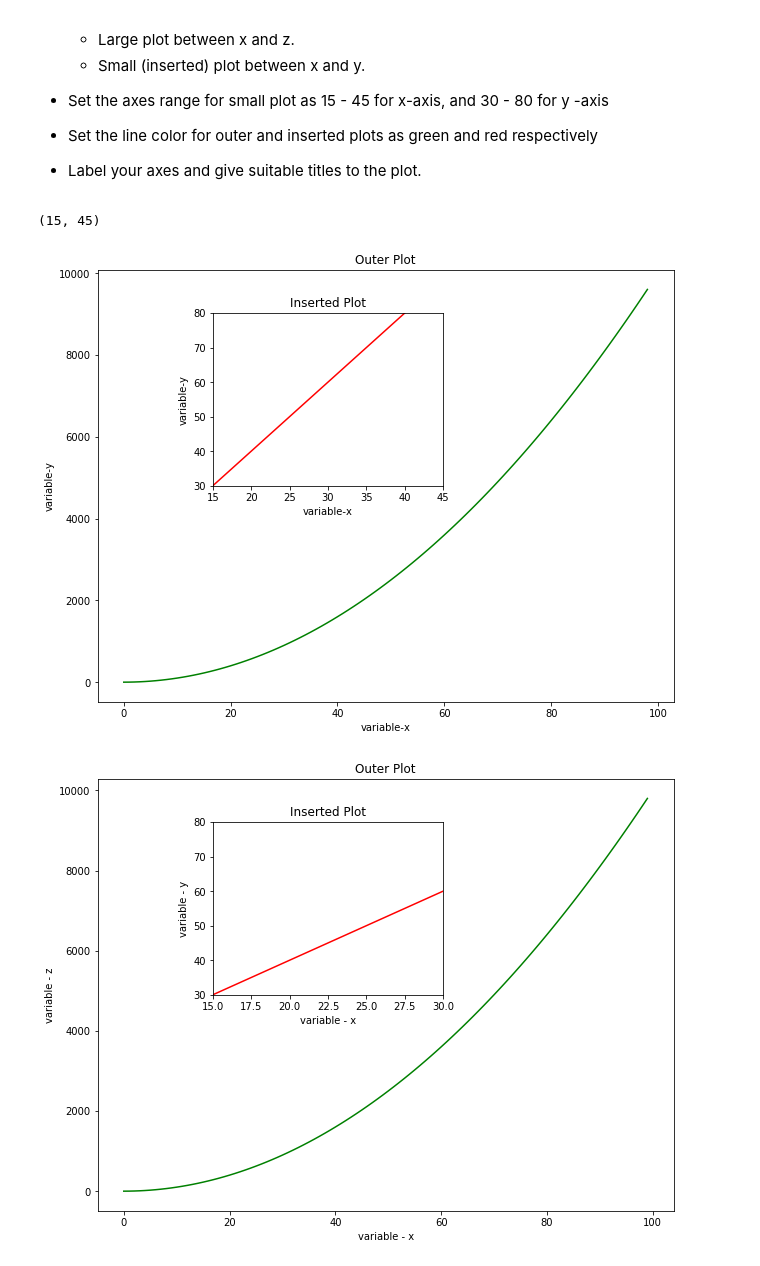
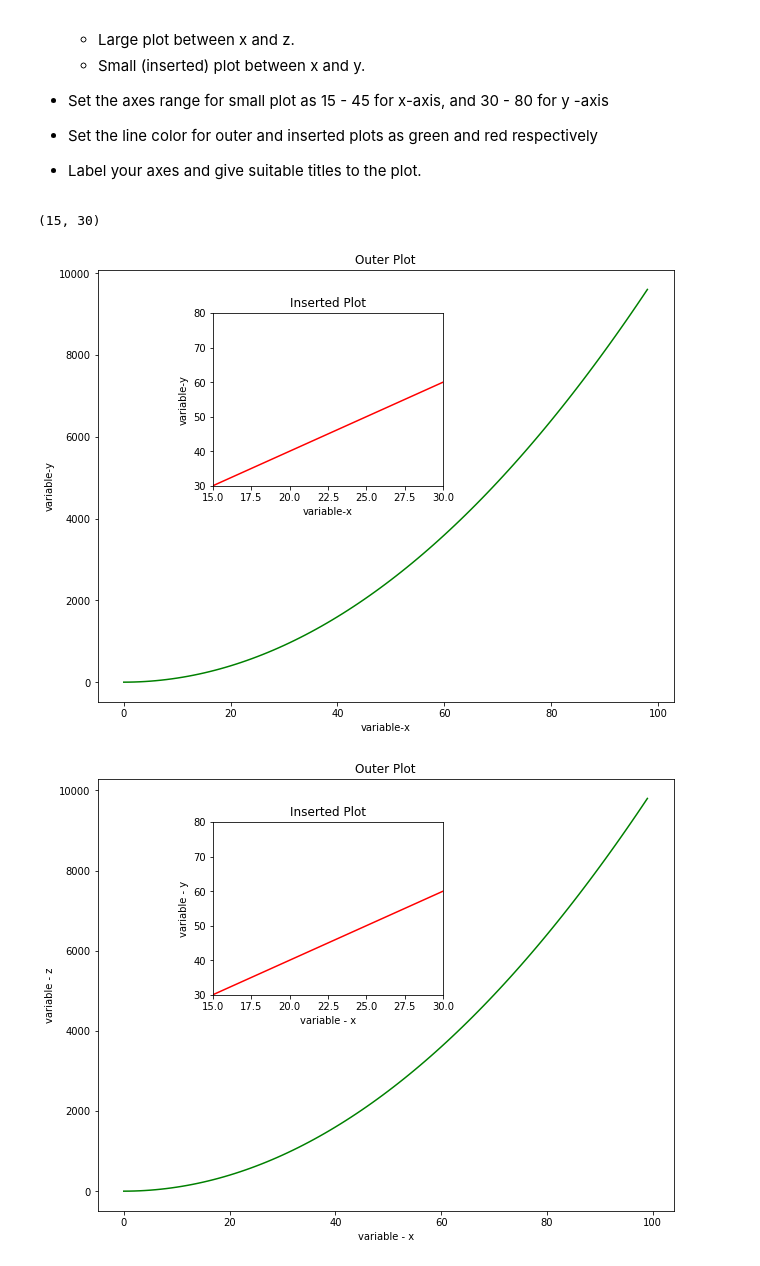
Before and after one commit to elenasm7/ds-matplotlib-intro-lab-nyc-ds-career-012819, a Jupyter notebook: index.ipynb, the cells around one changed output. Drawn from its saved outputs; the diff is of its cells as text; code cells hidden in the pictures.

```diff
--- a/index.ipynb
+++ b/index.ipynb
@@ -122,23 +122,23 @@ Perform following tasks in the cell below:
 # %%
 fig = plt.figure(figsize=(8,6))
 ax1 = fig.add_axes([0,0,1,1])
 ax1.plot(x,z,color='g')
 ax1.set_title('Outer Plot')
 ax1.set_ylabel('variable-y')
 ax1.set_xlabel('variable-x')
 
 
 
 ax2 = fig.add_axes([0.2,0.5,.4,.4])
 ax2.plot(x,y,color='r')
 ax2.set_title('Inserted Plot')
 ax2.set_ylabel('variable-y')
 ax2.set_xlabel('variable-x')
 ax2.set_ylim(30,80)
-ax2.set_xlim(15,45)
+ax2.set_xlim(15,30)
 # %% [output]
-(15, 45)
+(15, 30)
-[figure, old version]
+[figure, new version]
 # %%
 # %% [output]
 [figure]
```
